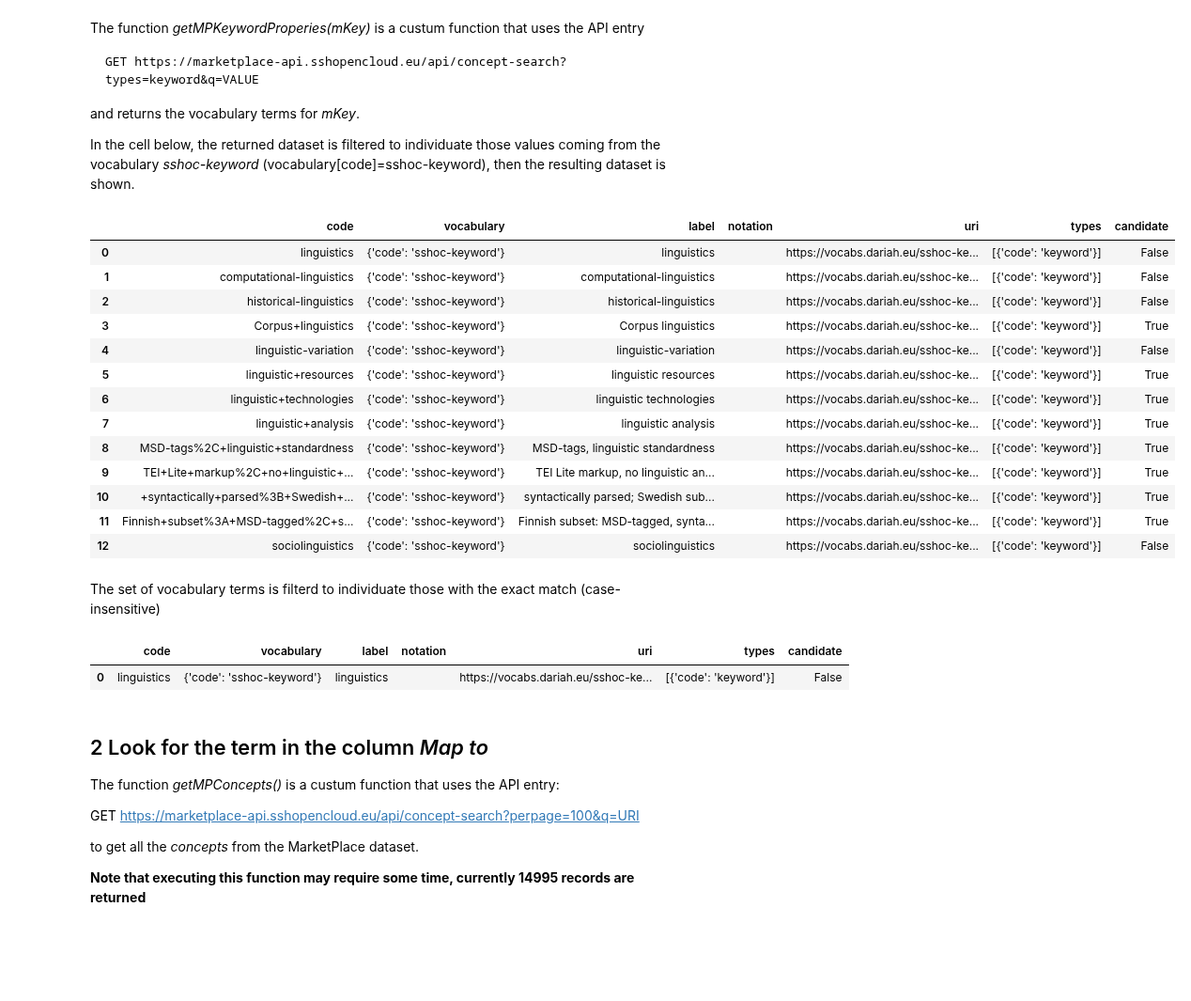
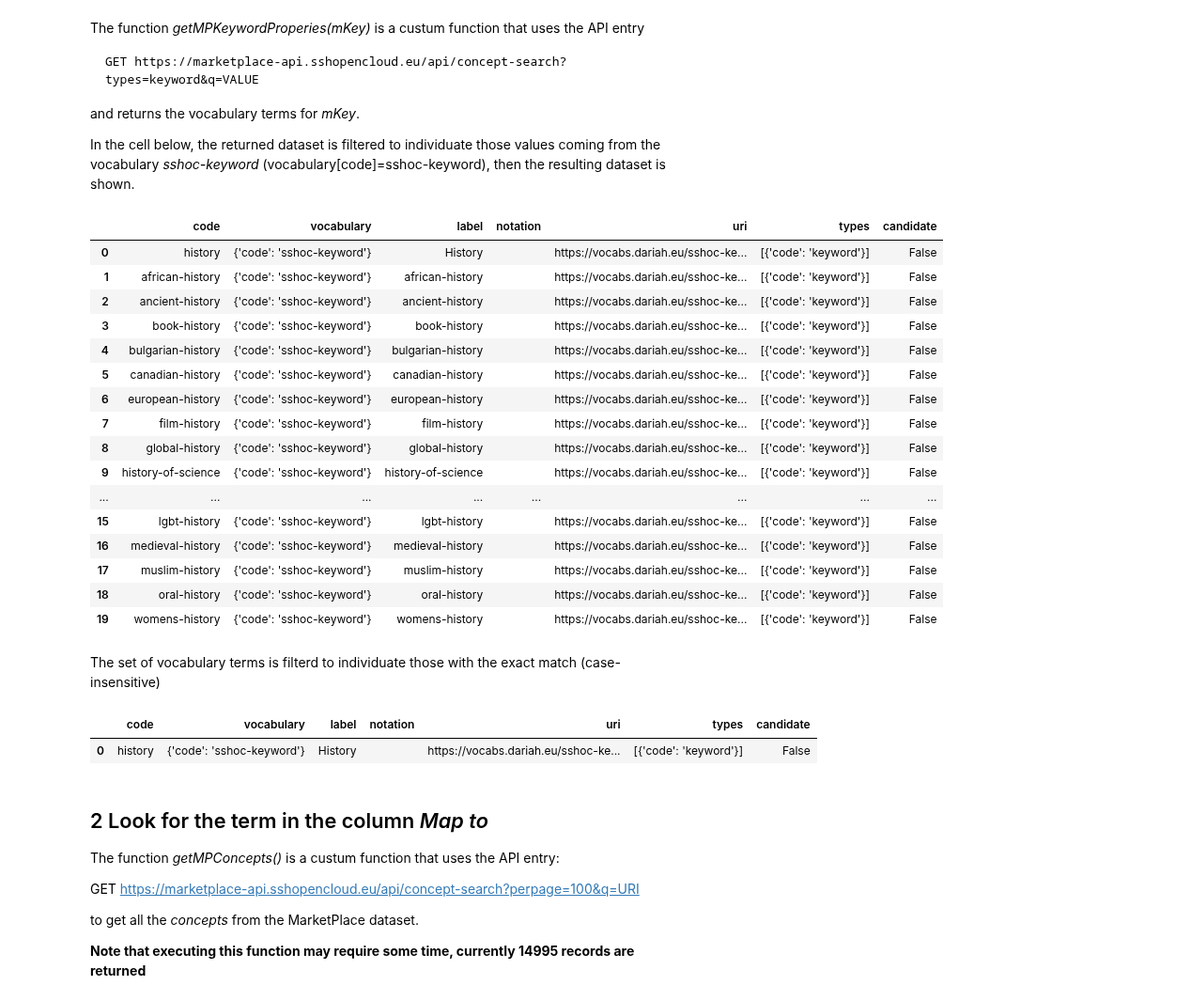
Before and after one commit to SSHOC/marketplace-curation, a Jupyter notebook: 5.1CurationKeywords.ipynb, the cells around one changed output. Shown at 94% size. Saved outputs shown, nothing was run; the diff lists cells and outputs as text; code cells hidden in the pictures; blank space fills up the shorter version.

Commit message:
keywords curation, testing

```diff
--- a/5.1CurationKeywords.ipynb
+++ b/5.1CurationKeywords.ipynb
@@ -78,26 +78,29 @@ and returns the vocabulary terms for *mKey*.
 In the cell below, the returned dataset is filtered to individuate those values coming from the vocabulary *sshoc-keyword* (vocabulary[code]=sshoc-keyword), then the resulting dataset is shown.
 # %%
 #In this example the key value searched is the one in the rown of the google sheet
-rown=0
+rown=1
 myKey=df_keywords.iloc[rown]['Keyword to map']
 df_vocterms=mpdata.getMPKeywordProperties(myKey)
 df_vocterms=df_vocterms[df_vocterms.vocabulary=={'code': 'sshoc-keyword'}]
 df_vocterms
 # %% [output]
 |  | code | vocabulary | label | notation | uri | types | candidate |
-| 0 | linguistics | {'code': 'sshoc-keyword'} | linguistics |  | https://vocabs.dariah.eu/sshoc-ke... | [{'code': 'keyword'}] | False |
-| 1 | computational-linguistics | {'code': 'sshoc-keyword'} | computational-linguistics |  | https://vocabs.dariah.eu/sshoc-ke... | [{'code': 'keyword'}] | False |
-| 2 | historical-linguistics | {'code': 'sshoc-keyword'} | historical-linguistics |  | https://vocabs.dariah.eu/sshoc-ke... | [{'code': 'keyword'}] | False |
-| 3 | Corpus+linguistics | {'code': 'sshoc-keyword'} | Corpus linguistics |  | https://vocabs.dariah.eu/sshoc-ke... | [{'code': 'keyword'}] | True |
-| 4 | linguistic-variation | {'code': 'sshoc-keyword'} | linguistic-variation |  | https://vocabs.dariah.eu/sshoc-ke... | [{'code': 'keyword'}] | False |
-| 5 | linguistic+resources | {'code': 'sshoc-keyword'} | linguistic resources |  | https://vocabs.dariah.eu/sshoc-ke... | [{'code': 'keyword'}] | True |
-| 6 | linguistic+technologies | {'code': 'sshoc-keyword'} | linguistic technologies |  | https://vocabs.dariah.eu/sshoc-ke... | [{'code': 'keyword'}] | True |
-| 7 | linguistic+analysis | {'code': 'sshoc-keyword'} | linguistic analysis |  | https://vocabs.dariah.eu/sshoc-ke... | [{'code': 'keyword'}] | True |
-| 8 | MSD-tags%2C+linguistic+standardness | {'code': 'sshoc-keyword'} | MSD-tags, linguistic standardness |  | https://vocabs.dariah.eu/sshoc-ke... | [{'code': 'keyword'}] | True |
-| 9 | TEI+Lite+markup%2C+no+linguistic+... | {'code': 'sshoc-keyword'} | TEI Lite markup, no linguistic an... |  | https://vocabs.dariah.eu/sshoc-ke... | [{'code': 'keyword'}] | True |
-| 10 | +syntactically+parsed%3B+Swedish+... | {'code': 'sshoc-keyword'} | syntactically parsed; Swedish sub... |  | https://vocabs.dariah.eu/sshoc-ke... | [{'code': 'keyword'}] | True |
-| 11 | Finnish+subset%3A+MSD-tagged%2C+s... | {'code': 'sshoc-keyword'} | Finnish subset: MSD-tagged, synta... |  | https://vocabs.dariah.eu/sshoc-ke... | [{'code': 'keyword'}] | True |
-| 12 | sociolinguistics | {'code': 'sshoc-keyword'} | sociolinguistics |  | https://vocabs.dariah.eu/sshoc-ke... | [{'code': 'keyword'}] | False |
+| 0 | history | {'code': 'sshoc-keyword'} | History |  | https://vocabs.dariah.eu/sshoc-ke... | [{'code': 'keyword'}] | False |
+| 1 | african-history | {'code': 'sshoc-keyword'} | african-history |  | https://vocabs.dariah.eu/sshoc-ke... | [{'code': 'keyword'}] | False |
+| 2 | ancient-history | {'code': 'sshoc-keyword'} | ancient-history |  | https://vocabs.dariah.eu/sshoc-ke... | [{'code': 'keyword'}] | False |
+| 3 | book-history | {'code': 'sshoc-keyword'} | book-history |  | https://vocabs.dariah.eu/sshoc-ke... | [{'code': 'keyword'}] | False |
+| 4 | bulgarian-history | {'code': 'sshoc-keyword'} | bulgarian-history |  | https://vocabs.dariah.eu/sshoc-ke... | [{'code': 'keyword'}] | False |
+| 5 | canadian-history | {'code': 'sshoc-keyword'} | canadian-history |  | https://vocabs.dariah.eu/sshoc-ke... | [{'code': 'keyword'}] | False |
+| 6 | european-history | {'code': 'sshoc-keyword'} | european-history |  | https://vocabs.dariah.eu/sshoc-ke... | [{'code': 'keyword'}] | False |
+| 7 | film-history | {'code': 'sshoc-keyword'} | film-history |  | https://vocabs.dariah.eu/sshoc-ke... | [{'code': 'keyword'}] | False |
+| 8 | global-history | {'code': 'sshoc-keyword'} | global-history |  | https://vocabs.dariah.eu/sshoc-ke... | [{'code': 'keyword'}] | False |
+| 9 | history-of-science | {'code': 'sshoc-keyword'} | history-of-science |  | https://vocabs.dariah.eu/sshoc-ke... | [{'code': 'keyword'}] | False |
+| ... | ... | ... | ... | ... | ... | ... | ... |
+| 15 | lgbt-history | {'code': 'sshoc-keyword'} | lgbt-history |  | https://vocabs.dariah.eu/sshoc-ke... | [{'code': 'keyword'}] | False |
+| 16 | medieval-history | {'code': 'sshoc-keyword'} | medieval-history |  | https://vocabs.dariah.eu/sshoc-ke... | [{'code': 'keyword'}] | False |
+| 17 | muslim-history | {'code': 'sshoc-keyword'} | muslim-history |  | https://vocabs.dariah.eu/sshoc-ke... | [{'code': 'keyword'}] | False |
+| 18 | oral-history | {'code': 'sshoc-keyword'} | oral-history |  | https://vocabs.dariah.eu/sshoc-ke... | [{'code': 'keyword'}] | False |
+| 19 | womens-history | {'code': 'sshoc-keyword'} | womens-history |  | https://vocabs.dariah.eu/sshoc-ke... | [{'code': 'keyword'}] | False |
 # %% [markdown]
 The set of vocabulary terms is filterd to individuate those with the exact match (case-insensitive)
 # %%
@@ -105,7 +108,7 @@ df_vocterms=df_vocterms[(df_vocterms.code).str.lower()==myKey.lower()]
 df_vocterms
 # %% [output]
 |  | code | vocabulary | label | notation | uri | types | candidate |
-| 0 | linguistics | {'code': 'sshoc-keyword'} | linguistics |  | https://vocabs.dariah.eu/sshoc-ke... | [{'code': 'keyword'}] | False |
+| 0 | history | {'code': 'sshoc-keyword'} | History |  | https://vocabs.dariah.eu/sshoc-ke... | [{'code': 'keyword'}] | False |
 # %% [markdown]
 ## 2 Look for the term in the column *Map to*
 
```
Also changed, not shown: parts of 10 cells of this notebook, 1 other file.
